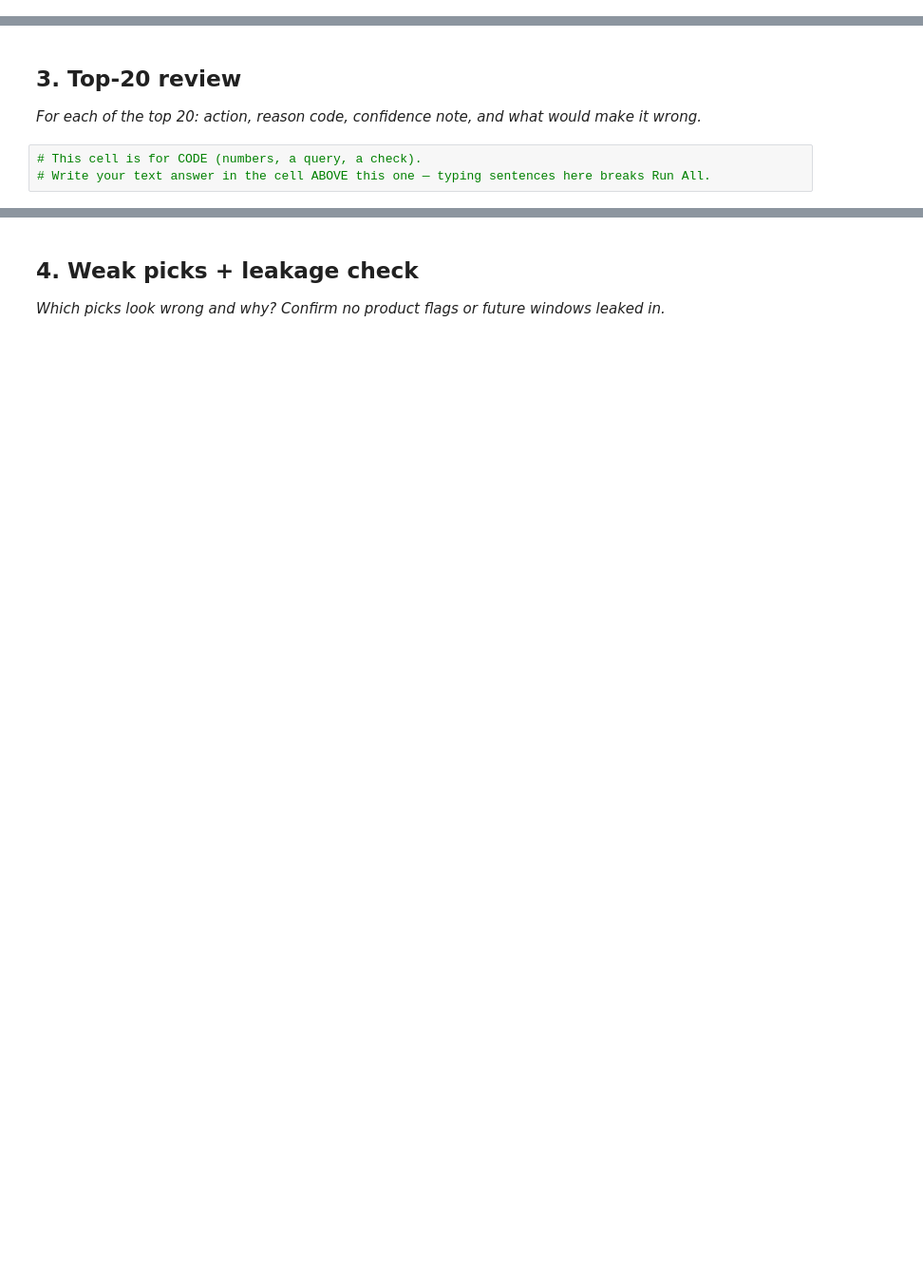
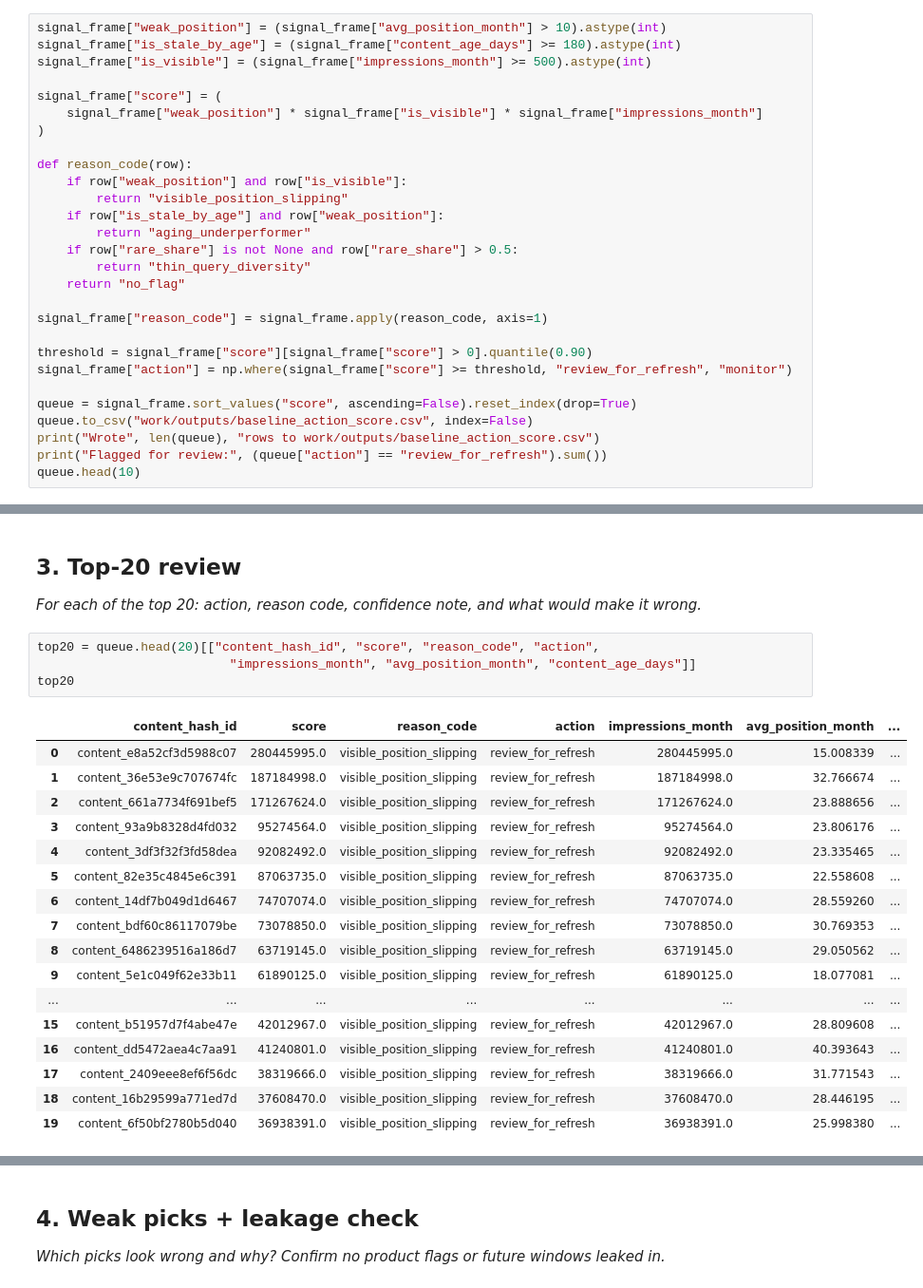
Before and after one commit to Yumna-Zafar/flyrank-ml-internship, a Jupyter notebook: work/notebooks/w04_baseline_score.ipynb, the cells around one changed output, grey strips where cells are left out. Shown at 95% size. Cells and saved outputs as stored; diff of their text form; blank space fills up the shorter version.

```diff
--- a/work/notebooks/w04_baseline_score.ipynb
+++ b/work/notebooks/w04_baseline_score.ipynb
@@ -22,0 +160,28 @@ This skeleton is yours to fill. Work the sections **in order** — each one has
+# %%
+signal_frame["weak_position"] = (signal_frame["avg_position_month"] > 10).astype(int)
+signal_frame["is_stale_by_age"] = (signal_frame["content_age_days"] >= 180).astype(int)
+signal_frame["is_visible"] = (signal_frame["impressions_month"] >= 500).astype(int)
+
+signal_frame["score"] = (
+    signal_frame["weak_position"] * signal_frame["is_visible"] * signal_frame["impressions_month"]
+)
+
+def reason_code(row):
+    if row["weak_position"] and row["is_visible"]:
+        return "visible_position_slipping"
+    if row["is_stale_by_age"] and row["weak_position"]:
+        return "aging_underperformer"
+    if row["rare_share"] is not None and row["rare_share"] > 0.5:
+        return "thin_query_diversity"
+    return "no_flag"
+
+signal_frame["reason_code"] = signal_frame.apply(reason_code, axis=1)
+
+threshold = signal_frame["score"][signal_frame["score"] > 0].quantile(0.90)
+signal_frame["action"] = np.where(signal_frame["score"] >= threshold, "review_for_refresh", "monitor")
+
+queue = signal_frame.sort_values("score", ascending=False).reset_index(drop=True)
+queue.to_csv("work/outputs/baseline_action_score.csv", index=False)
+print("Wrote", len(queue), "rows to work/outputs/baseline_action_score.csv")
+print("Flagged for review:", (queue["action"] == "review_for_refresh").sum())
+queue.head(10)
@@ -24,6 +218,25 @@ This skeleton is yours to fill. Work the sections **in order** — each one has
 ## 3. Top-20 review
 
 *For each of the top 20: action, reason code, confidence note, and what would make it wrong.*
-# %%
-# This cell is for CODE (numbers, a query, a check).
-# Write your text answer in the cell ABOVE this one — typing sentences here breaks Run All.
+# %%
+top20 = queue.head(20)[["content_hash_id", "score", "reason_code", "action",
+                          "impressions_month", "avg_position_month", "content_age_days"]]
+top20
+# %% [output]
+|  | content_hash_id | score | reason_code | action | impressions_month | avg_position_month | ... |
+| 0 | content_e8a52cf3d5988c07 | 280445995.0 | visible_position_slipping | review_for_refresh | 280445995.0 | 15.008339 | ... |
+| 1 | content_36e53e9c707674fc | 187184998.0 | visible_position_slipping | review_for_refresh | 187184998.0 | 32.766674 | ... |
+| 2 | content_661a7734f691bef5 | 171267624.0 | visible_position_slipping | review_for_refresh | 171267624.0 | 23.888656 | ... |
+| 3 | content_93a9b8328d4fd032 | 95274564.0 | visible_position_slipping | review_for_refresh | 95274564.0 | 23.806176 | ... |
+| 4 | content_3df3f32f3fd58dea | 92082492.0 | visible_position_slipping | review_for_refresh | 92082492.0 | 23.335465 | ... |
+| 5 | content_82e35c4845e6c391 | 87063735.0 | visible_position_slipping | review_for_refresh | 87063735.0 | 22.558608 | ... |
+| 6 | content_14df7b049d1d6467 | 74707074.0 | visible_position_slipping | review_for_refresh | 74707074.0 | 28.559260 | ... |
+| 7 | content_bdf60c86117079be | 73078850.0 | visible_position_slipping | review_for_refresh | 73078850.0 | 30.769353 | ... |
+| 8 | content_6486239516a186d7 | 63719145.0 | visible_position_slipping | review_for_refresh | 63719145.0 | 29.050562 | ... |
+| 9 | content_5e1c049f62e33b11 | 61890125.0 | visible_position_slipping | review_for_refresh | 61890125.0 | 18.077081 | ... |
+| ... | ... | ... | ... | ... | ... | ... | ... |
+| 15 | content_b51957d7f4abe47e | 42012967.0 | visible_position_slipping | review_for_refresh | 42012967.0 | 28.809608 | ... |
+| 16 | content_dd5472aea4c7aa91 | 41240801.0 | visible_position_slipping | review_for_refresh | 41240801.0 | 40.393643 | ... |
+| 17 | content_2409eee8ef6f56dc | 38319666.0 | visible_position_slipping | review_for_refresh | 38319666.0 | 31.771543 | ... |
+| 18 | content_16b29599a771ed7d | 37608470.0 | visible_position_slipping | review_for_refresh | 37608470.0 | 28.446195 | ... |
+| 19 | content_6f50bf2780b5d040 | 36938391.0 | visible_position_slipping | review_for_refresh | 36938391.0 | 25.998380 | ... |
```
Also changed, not shown: parts of 17 cells of this notebook.
